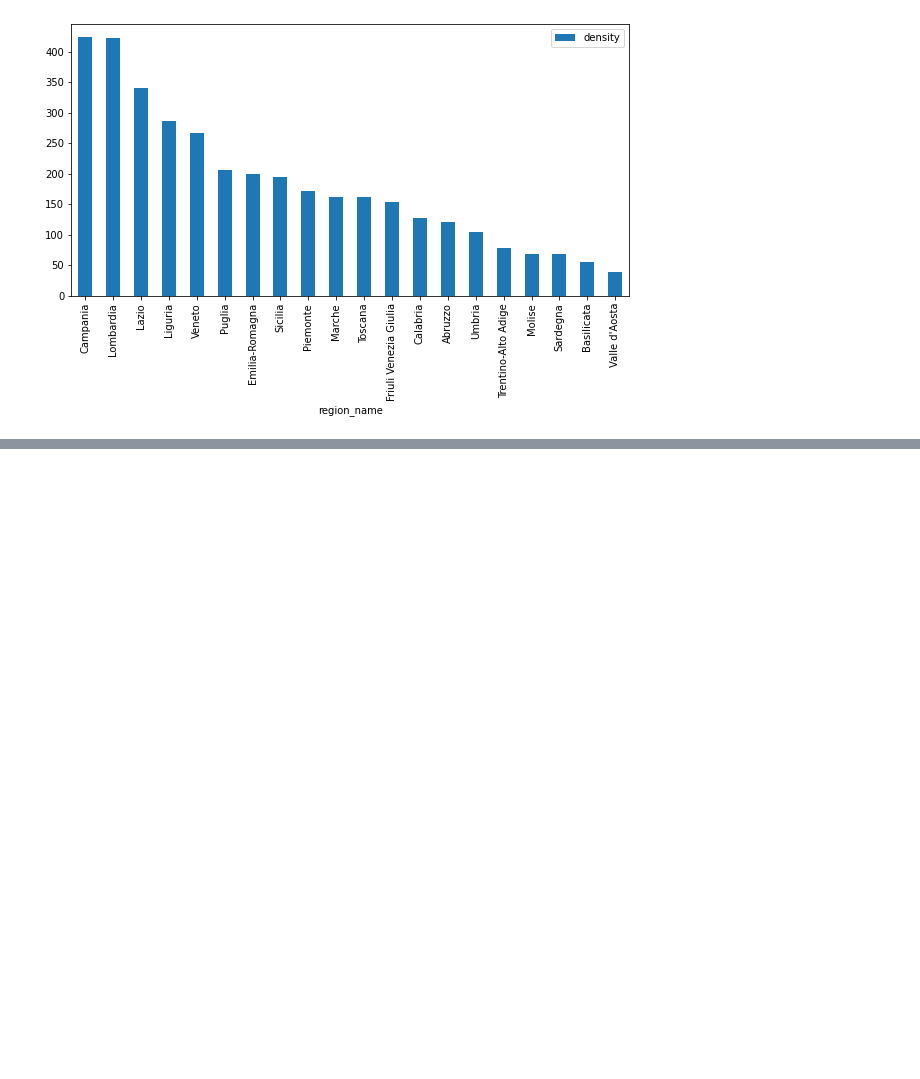
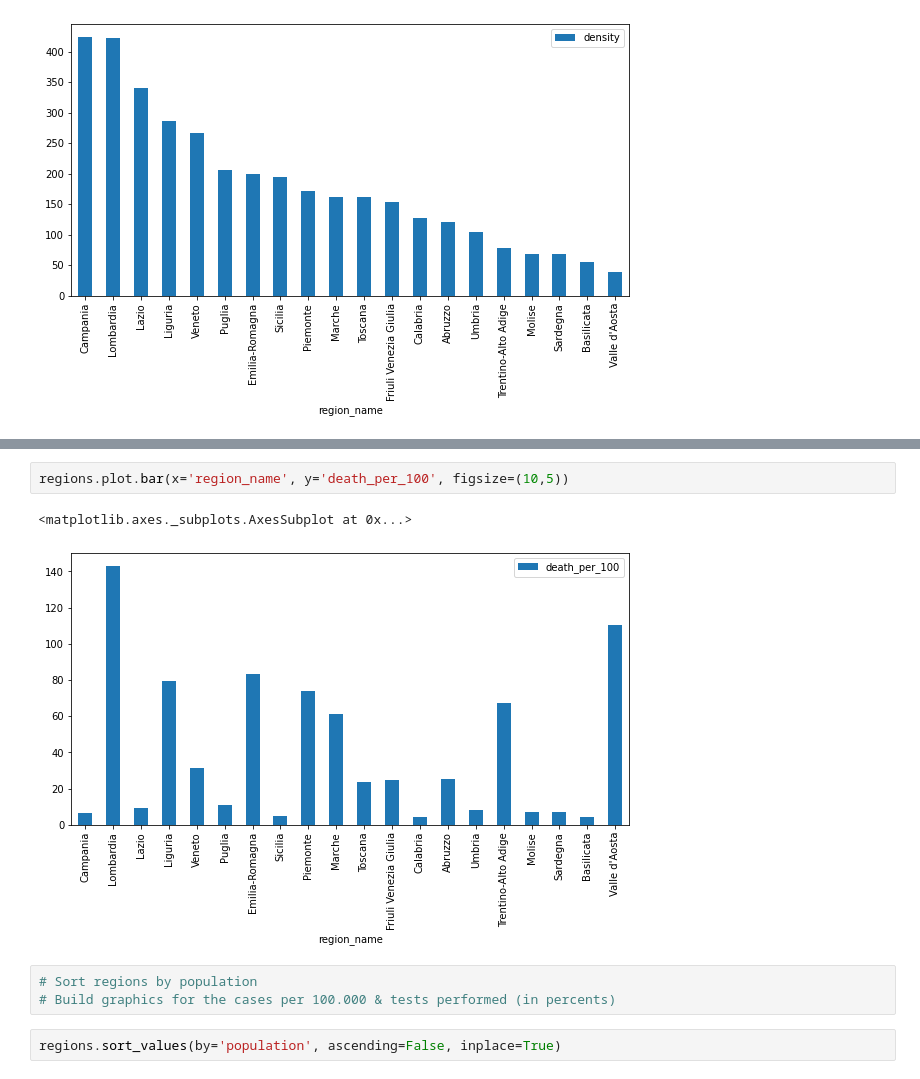
Before and after one commit to gavrilaf/covid19-stat, a Jupyter notebook: it-covid19-analysis.ipynb, the cells around one changed output, grey strips where cells are left out. Cells and saved outputs as stored; diff of their text form; blank space fills up the shorter version.

```diff
--- a/it-covid19-analysis.ipynb
+++ b/it-covid19-analysis.ipynb
@@ -23,0 +32,10 @@ regions.plot.bar(x='region_name', y='dead_per_100', figsize=(10,5))
+# %%
+regions.plot.bar(x='region_name', y='death_per_100', figsize=(10,5))
+# %% [output]
+<matplotlib.axes._subplots.AxesSubplot at 0x...>
+[figure, added]
+# %%
+# Sort regions by population
+# Build graphics for the cases per 100.000 & tests performed (in percents)
+# %%
+regions.sort_values(by='population', ascending=False, inplace=True)
```
Also changed, not shown: parts of 15 cells of this notebook, 4 other files.
